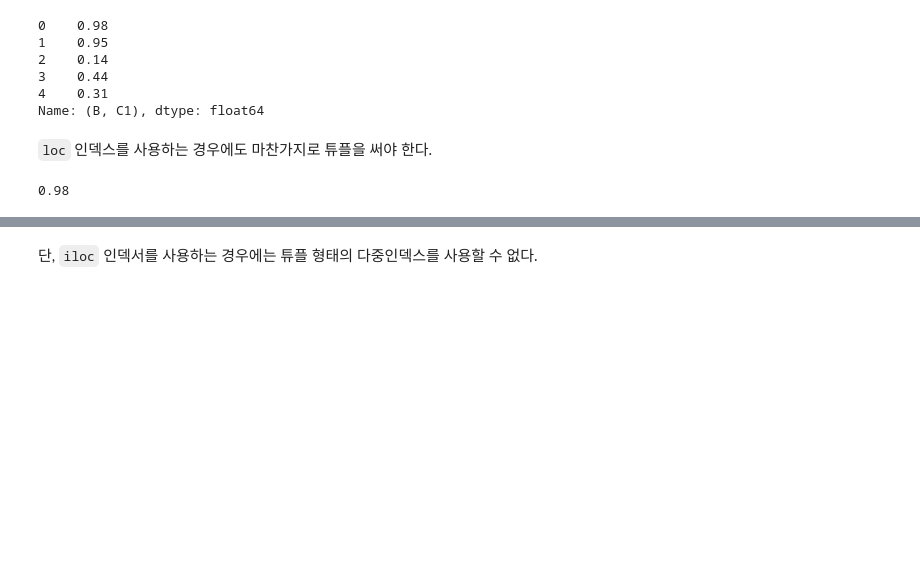
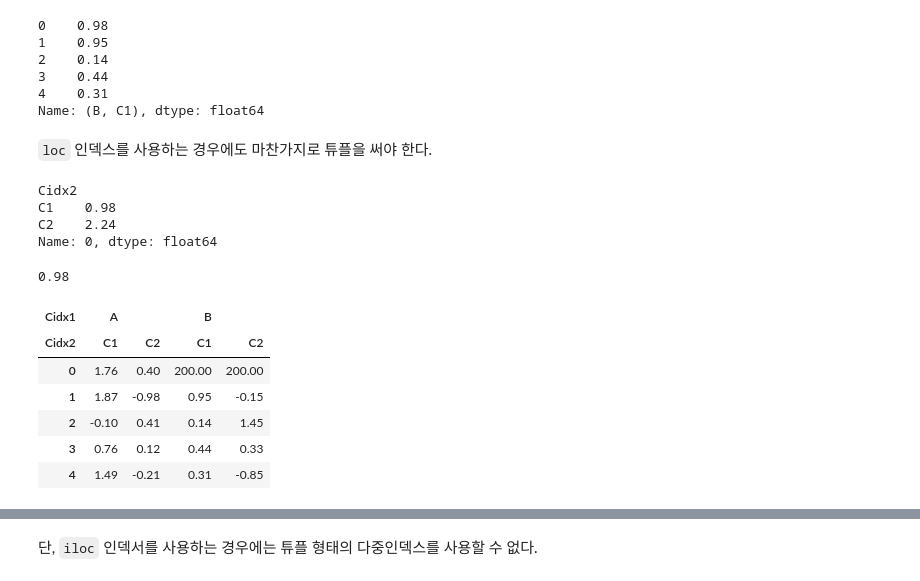
Before and after one commit to imguru-mooc/deep_learning_nlp, a Jupyter notebook: pandas/04.05 데이터프레임 인덱스 조작.ipynb, the cells around one changed output, grey strips where cells are left out. Drawn from its saved outputs; the diff is of its cells as text; code cells hidden in the pictures; blank space fills up the shorter version.

```diff
--- a/pandas/04.05 데이터프레임 인덱스 조작.ipynb
+++ b/pandas/04.05 데이터프레임 인덱스 조작.ipynb
@@ -246,10 +271,28 @@ df3[("B", "C1")]
 Name: (B, C1), dtype: float64
 # %% [markdown]
 `loc` 인덱스를 사용하는 경우에도 마찬가지로 튜플을 써야 한다.
+# %%
+df3.loc[0, "B"]
+# %% [output]
+Cidx2
+C1    0.98
+C2    2.24
+Name: 0, dtype: float64
 # %%
 df3.loc[0, ("B", "C1")]
 # %% [output]
 0.98
+# %%
+df3.loc[0, "B"] = 200
+df3
+# %% [output]
+| Cidx1 | A |  | B |  |
+| Cidx2 | C1 | C2 | C1 | C2 |
+| 0 | 1.76 | 0.40 | 200.00 | 200.00 |
+| 1 | 1.87 | -0.98 | 0.95 | -0.15 |
+| 2 | -0.10 | 0.41 | 0.14 | 1.45 |
+| 3 | 0.76 | 0.12 | 0.44 | 0.33 |
+| 4 | 1.49 | -0.21 | 0.31 | -0.85 |
 # %%
 df3.loc[0, ("B", "C1")] = 100
 df3
```
Also changed, not shown: parts of 9 cells of this notebook, 4 other files.
